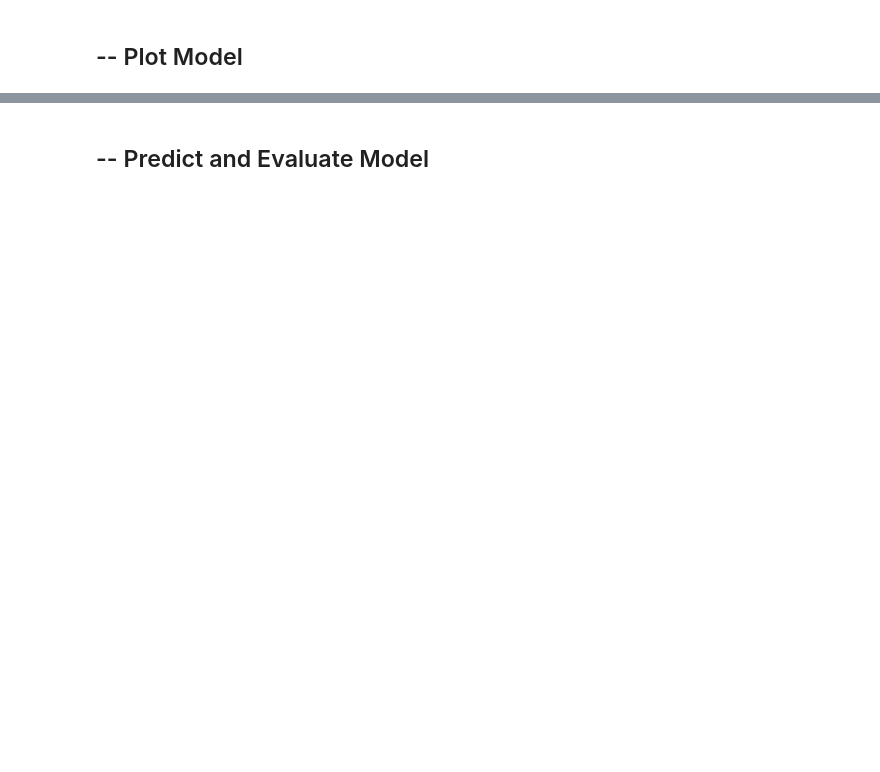
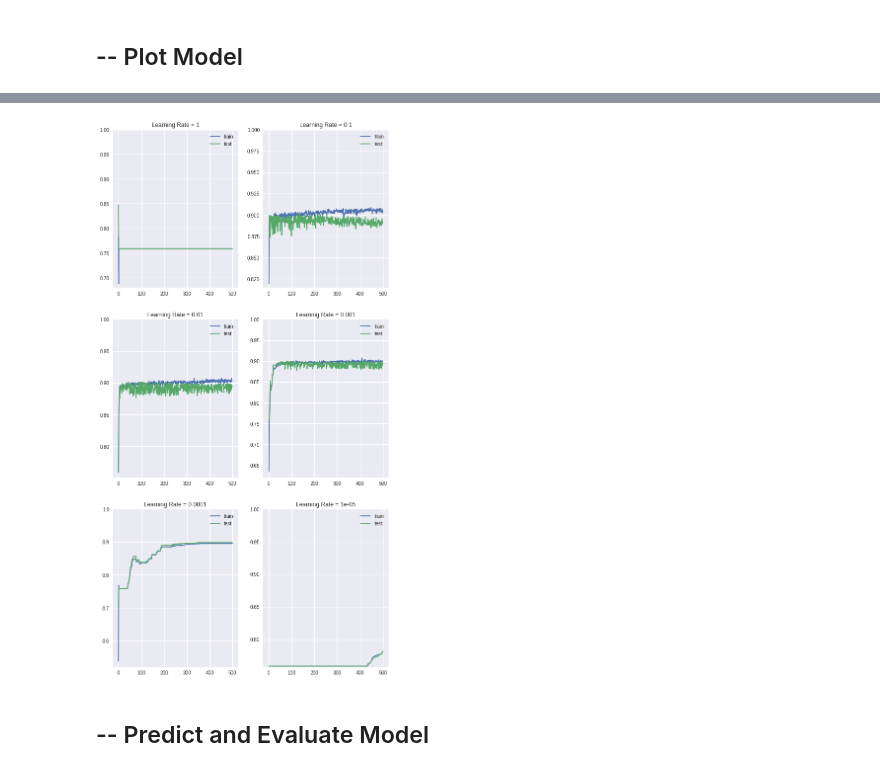
Before and after one commit to DocBot-Bangkit-2021/DocBot-MachineLearningModels, a Jupyter notebook: Covid-19/Covid19_Baseline_Model_03.ipynb, the cells around one changed output, grey strips where cells are left out. Saved outputs shown, nothing was run; the diff lists cells and outputs as text; code cells hidden in the pictures; blank space fills up the shorter version.

```diff
--- a/Covid-19/Covid19_Baseline_Model_03.ipynb
+++ b/Covid-19/Covid19_Baseline_Model_03.ipynb
@@ -555,3 +584,17 @@ plt.show()
+# %%
+learning_rate = [1, 1E-1, 1E-2, 1E-3, 1E-4, 1E-5]
+
+plt.figure(figsize=(10, 20))
+for i in range(len(learning_rate)):
+  # determine the plot number
+  plt.subplot(3,2,i+1)
+
+  # fit model and plot learning curves for a batch size
+  fit_model(X_train, y_train, X_validate, y_validate, learning_rate[i])
+  # show learning curves
+plt.show()
+# %% [output]
+[figure, added]
 # %% [markdown]
 ## -- Predict and Evaluate Model
 # %%
```
Also changed, not shown: parts of 21 cells of this notebook, 4 other files.
